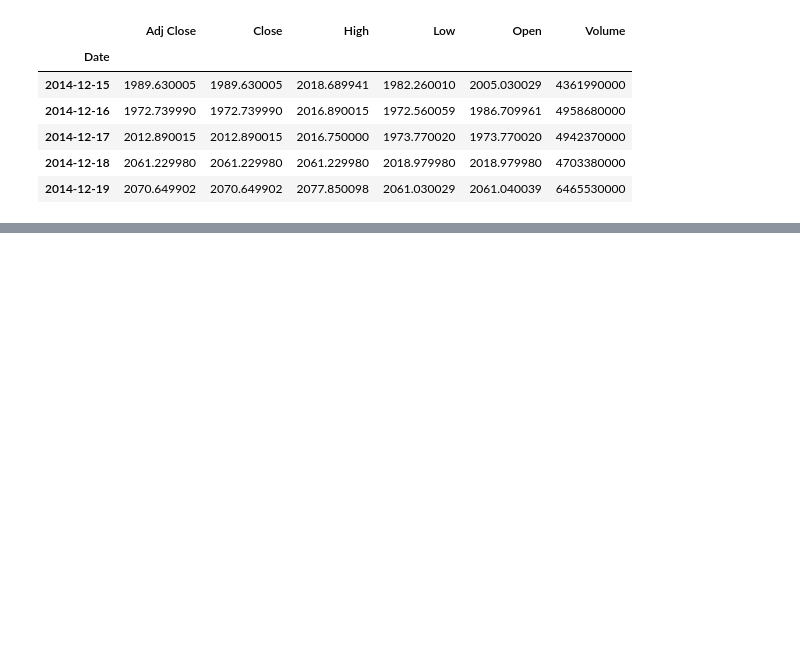
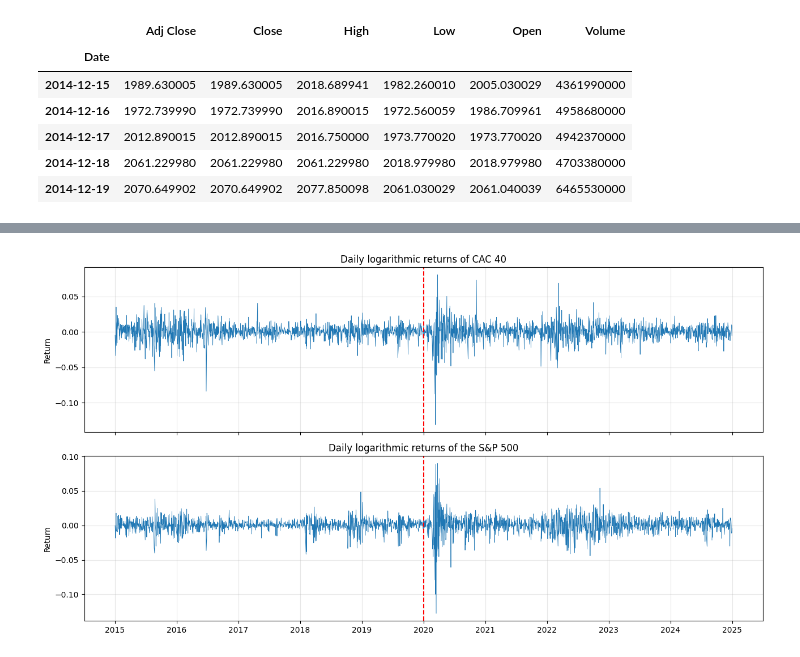
Before and after one commit to ines23soui-gif/Financial-Econometrics-Projet-, a Jupyter notebook: topic1.ipynb, the cells around one changed output, grey strips where cells are left out. Cells and saved outputs as stored; diff of their text form; code cells hidden in the pictures; blank space fills up the shorter version.

```diff
--- a/topic1.ipynb
+++ b/topic1.ipynb
@@ -115,0 +101,18 @@ rendements.head()
+# %%
+fig, axes = plt.subplots(2, 1, figsize=(13, 7), sharex=True)
+
+axes[0].plot(rendements.index, rendements["CAC40"], linewidth=0.6)
+axes[0].set_title("Daily logarithmic returns of CAC 40")
+
+axes[1].plot(rendements.index, rendements["SP500"], linewidth=0.6)
+axes[1].set_title("Daily logarithmic returns of the S&P 500")
+
+for ax in axes:
+    ax.axvline(pd.Timestamp("2020-01-01"), color="red", linestyle="--")
+    ax.set_ylabel("Return")
+    ax.grid(alpha=0.3)
+
+plt.tight_layout()
+plt.show()
+# %% [output]
+[figure, added]
```
Also changed, not shown: parts of 18 cells of this notebook.
